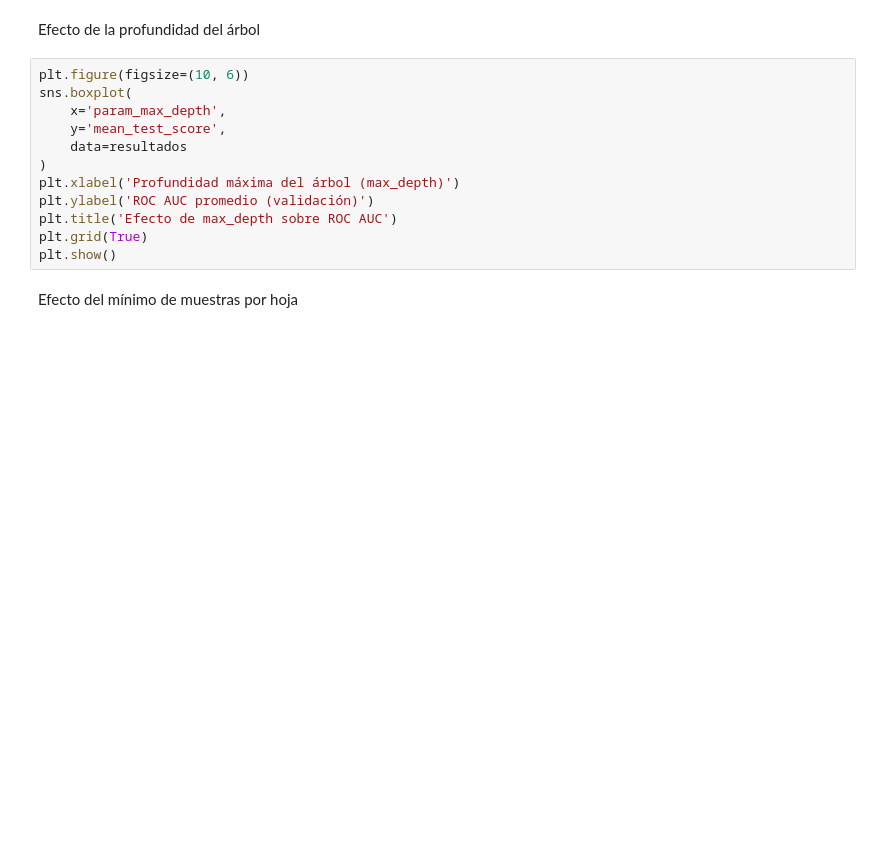
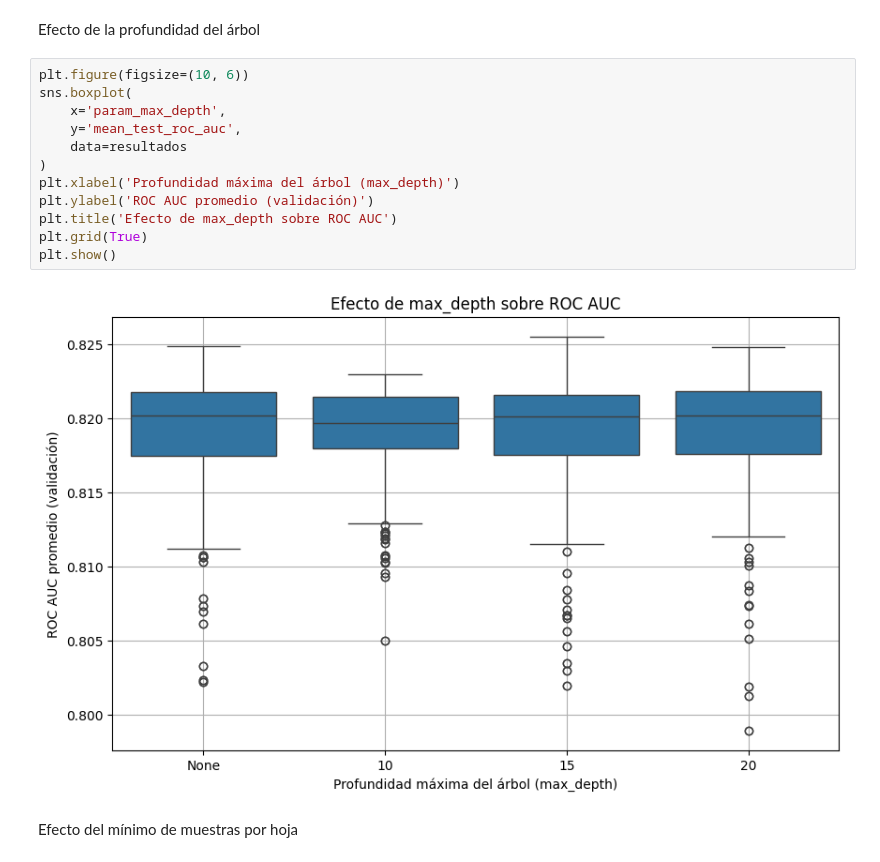
Before and after one commit to cristianmunoz1/Intro_ML_project, a Jupyter notebook: Clasificación/04_Modelo_Random_Forest_class.ipynb, the cells around one changed output. Saved outputs shown, nothing was run; the diff lists cells and outputs as text; blank space fills up the shorter version.

```diff
--- a/Clasificación/04_Modelo_Random_Forest_class.ipynb
+++ b/Clasificación/04_Modelo_Random_Forest_class.ipynb
@@ -291,15 +290,17 @@ Efecto de la profundidad del árbol
 # %%
 plt.figure(figsize=(10, 6))
 sns.boxplot(
     x='param_max_depth',
-    y='mean_test_score',
+    y='mean_test_roc_auc',
     data=resultados
 )
 plt.xlabel('Profundidad máxima del árbol (max_depth)')
 plt.ylabel('ROC AUC promedio (validación)')
 plt.title('Efecto de max_depth sobre ROC AUC')
 plt.grid(True)
 plt.show()
+# %% [output]
+[figure, added]
 # %% [markdown]
 Efecto del mínimo de muestras por hoja
 # %%
```
Also changed, not shown: parts of 5 cells of this notebook.
